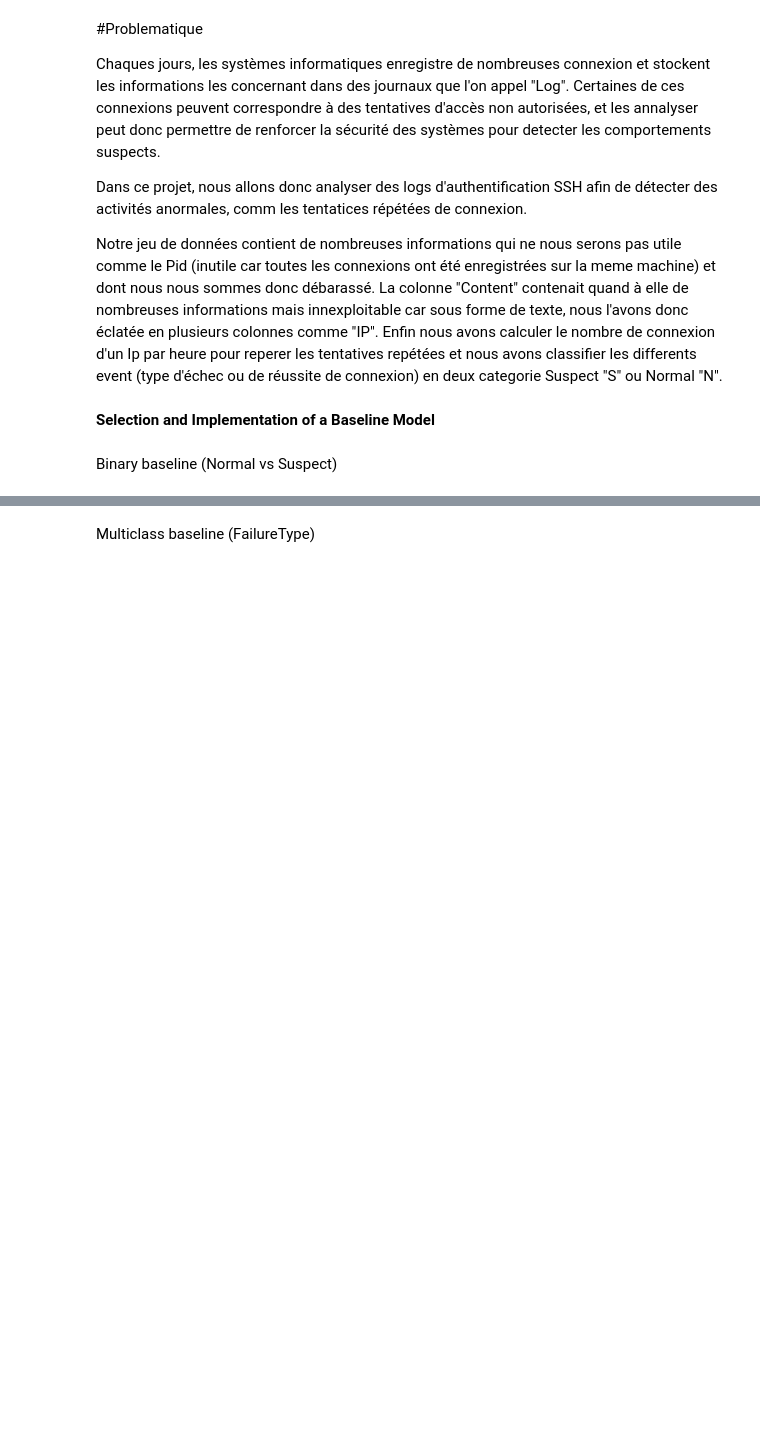
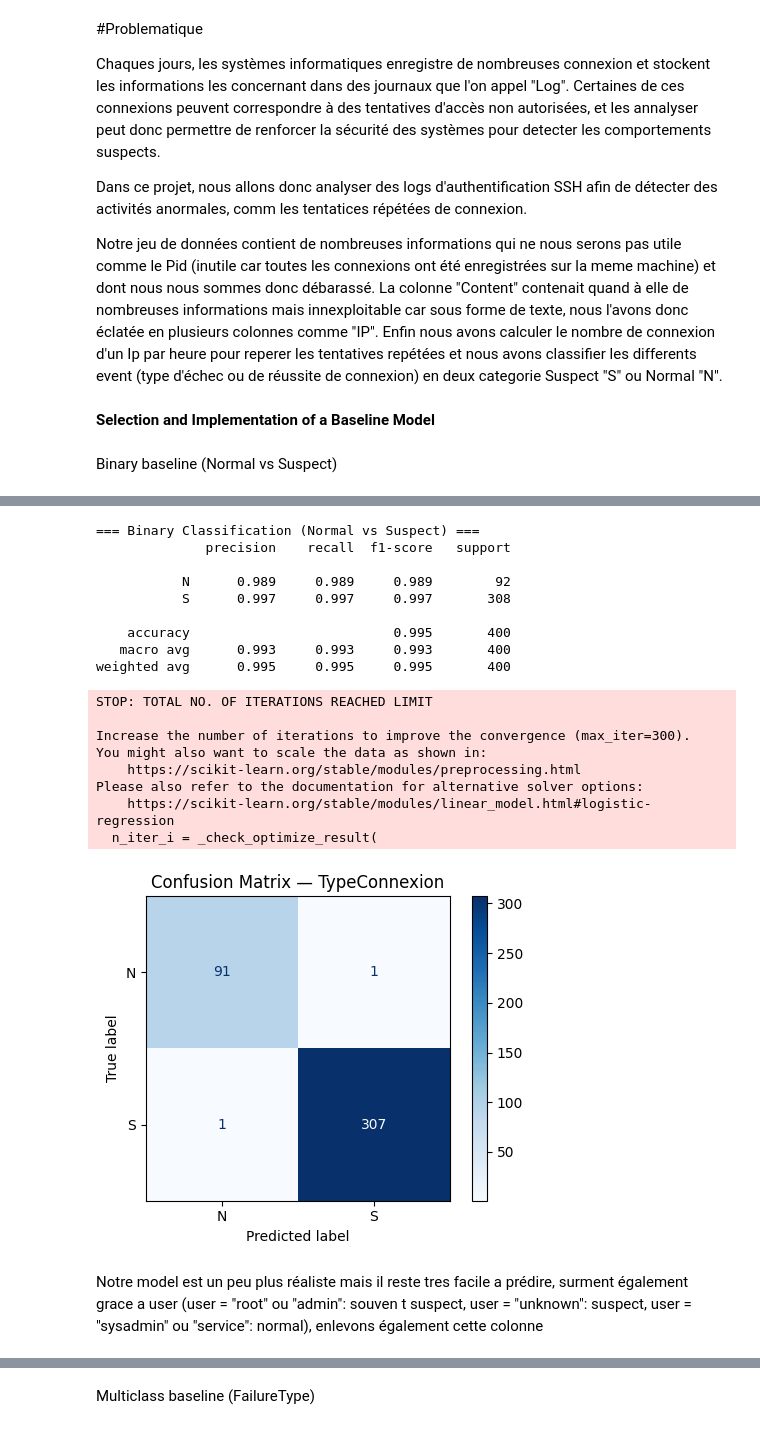
Before and after one commit to ChloeDaunas/Projet-Machine-Learning, a Jupyter notebook: Project.ipynb, the cells around one changed output, grey strips where cells are left out. Saved outputs shown, nothing was run; the diff lists cells and outputs as text; code cells hidden in the pictures; blank space fills up the shorter version.

```diff
--- a/Project.ipynb
+++ b/Project.ipynb
@@ -198,3 +303,75 @@ Binary baseline (Normal vs Suspect)
+# %%
+from sklearn.compose import ColumnTransformer
+from sklearn.preprocessing import OneHotEncoder
+from sklearn.pipeline import Pipeline
+from sklearn.linear_model import LogisticRegression
+from sklearn.metrics import classification_report, ConfusionMatrixDisplay
+from sklearn.model_selection import train_test_split
+import matplotlib.pyplot as plt
+
+# === Définition X / y ===
+y_bin = df["connection_type"] #colonne à prédire
+X_bin = df.drop(columns=["connection_type", "Content","ip"])  # toutes les autres colonnes pour predire connection_type
+
+# different traitement selon le type de colonne
+num_cols  = ["port","Hour", "conn_per_hour"]
+bool_cols = ["preauth"]
+cat_cols  = ["user"]   # mots donc on va les encoder avec one-hot encoding pour qu'ils soient utilisables par le modèle (transformation en variables numériques)
+
+# Préprocessing
+prepro = ColumnTransformer([
+    ("num",  "passthrough", num_cols),
+    ("bool", "passthrough", bool_cols),
+    ("cat",  OneHotEncoder(handle_unknown="ignore", min_frequency=5), cat_cols) #encodage
+])
+
+# Pipeline
+model = Pipeline([
+    ("prep", prepro),
+    ("LR", LogisticRegression(max_iter=300))
+])
+
+# Train/test split
+X_train, X_test, y_train, y_test = train_test_split(
+    X_bin, y_bin, test_size=0.20, random_state=42, stratify=y_bin
+)
+
+# Entraînement
+model.fit(X_train, y_train)
+
+# Prédiction
+y_pred = model.predict(X_test)
+
+print("=== Binary Classification (Normal vs Suspect) ===")
+print(classification_report(y_test, y_pred, digits=3))
+
+# Matrice de confusion
+fig, ax = plt.subplots(figsize=(5,4))
+ConfusionMatrixDisplay.from_predictions(y_test, y_pred, ax=ax, cmap="Blues")
+ax.set_title("Confusion Matrix — TypeConnexion")
+plt.tight_layout()
+plt.show()
+# %% [output]
+=== Binary Classification (Normal vs Suspect) ===
+              precision    recall  f1-score   support
+
+           N      0.989     0.989     0.989        92
+           S      0.997     0.997     0.997       308
+
+    accuracy                          0.995       400
+   macro avg      0.993     0.993     0.993       400
+weighted avg      0.995     0.995     0.995       400
+STOP: TOTAL NO. OF ITERATIONS REACHED LIMIT
+
+Increase the number of iterations to improve the convergence (max_iter=300).
+You might also want to scale the data as shown in:
+    https://scikit-learn.org/stable/modules/preprocessing.html
+Please also refer to the documentation for alternative solver options:
+    https://scikit-learn.org/stable/modules/linear_model.html#logistic-regression
+  n_iter_i = _check_optimize_result(
+[figure, added]
+# %% [markdown]
+Notre model est un peu plus réaliste mais il reste tres facile a prédire, surment également grace a user (user = "root" ou "admin": souven t suspect, user = "unknown": suspect, user = "sysadmin" ou "service": normal), enlevons également cette colonne
 # %%
 from sklearn.compose import ColumnTransformer
 from sklearn.preprocessing import OneHotEncoder
```
Also changed, not shown: parts of 20 cells of this notebook, 1 other file.
